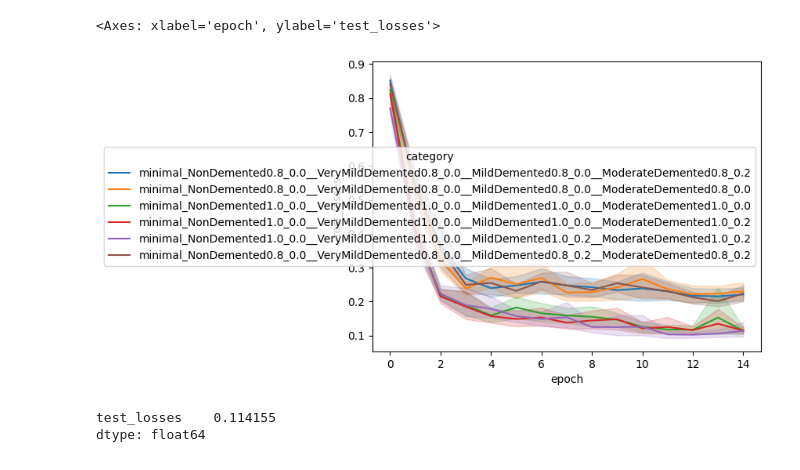
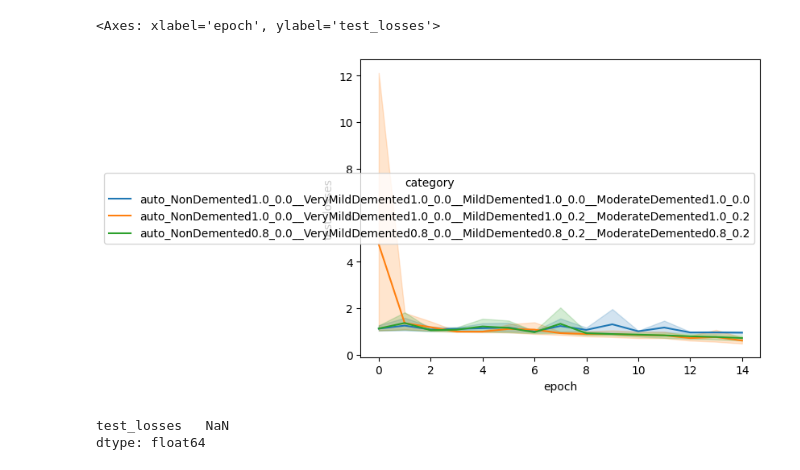
Before and after one commit to dan-kwon/MAS-thesis, a Jupyter notebook: notebooks/analysis_resnet.ipynb, the cells around one changed output. Saved outputs shown, nothing was run; the diff lists cells and outputs as text; code cells hidden in the pictures.

```diff
--- a/notebooks/analysis_resnet.ipynb
+++ b/notebooks/analysis_resnet.ipynb
@@ -6,7 +6,7 @@ import seaborn as sns
 import numpy as np
 # %%
 df_results = pd.DataFrame()
-for f in [f for f in os.listdir('../results/') if 'cnn' in f]:
+for f in [f for f in os.listdir('../results/') if 'resnet' in f]:
     df_results = pd.concat((df_results,pd.read_csv(f'../results/{f}')))
 
 df_results.drop('Unnamed: 0', axis=1, inplace=True)
@@ -32,23 +32,23 @@ df_results.loc[
 # %%
 sns.lineplot(
     data=df_results.loc[
         (~df_results['train_synth_ratio'].isna()) &
-        (df_results['transform']=='minimal')],
+        (df_results['transform']=='auto')],
     x='epoch',
     y='test_losses',
     hue='category'
 )
 # %% [output]
 <Axes: xlabel='epoch', ylabel='test_losses'>
-[figure, old version]
+[figure, new version]
 # %%
 df_results.loc[
     (~df_results['train_synth_ratio'].isna()) &
-    (df_results['transform']=='minimal') &
-    (df_results['train_synth_ratio']=='NonDemented1.0_0.0__VeryMildDemented1.0_0.0__MildDemented1.0_0.0__ModerateDemented1.0_0.2') &
+    (df_results['transform']=='basic') &
+    (df_results['train_synth_ratio']=='NonDemented0.8_0.0__VeryMildDemented0.8_0.0__MildDemented0.8_0.0__ModerateDemented0.8_0.0') &
     (df_results['epoch']>=14),
     ['test_losses']
 ].median()
 # %% [output]
-test_losses    0.114155
+test_losses   NaN
 dtype: float64
```
Also changed, not shown: parts of 1 cell of this notebook, 6 other files.
